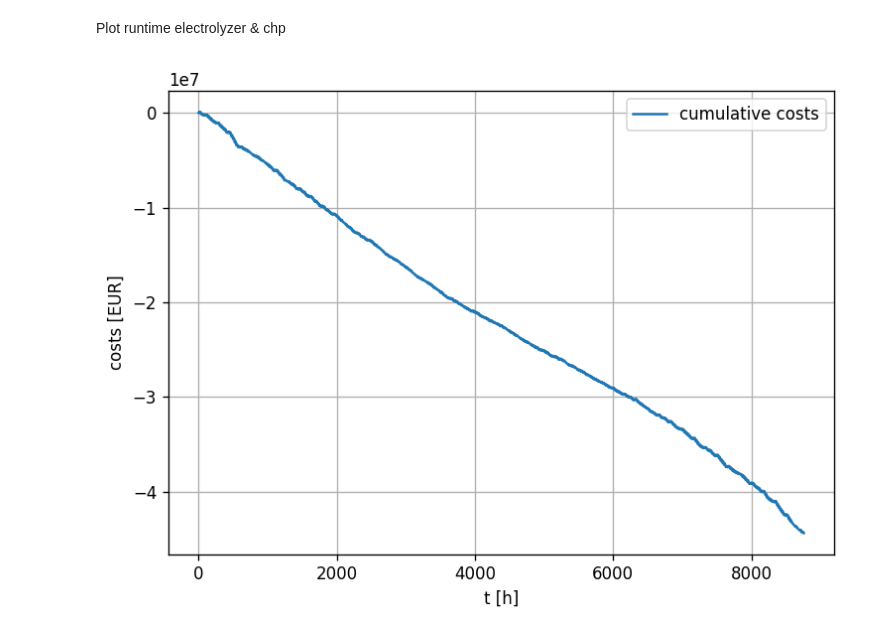
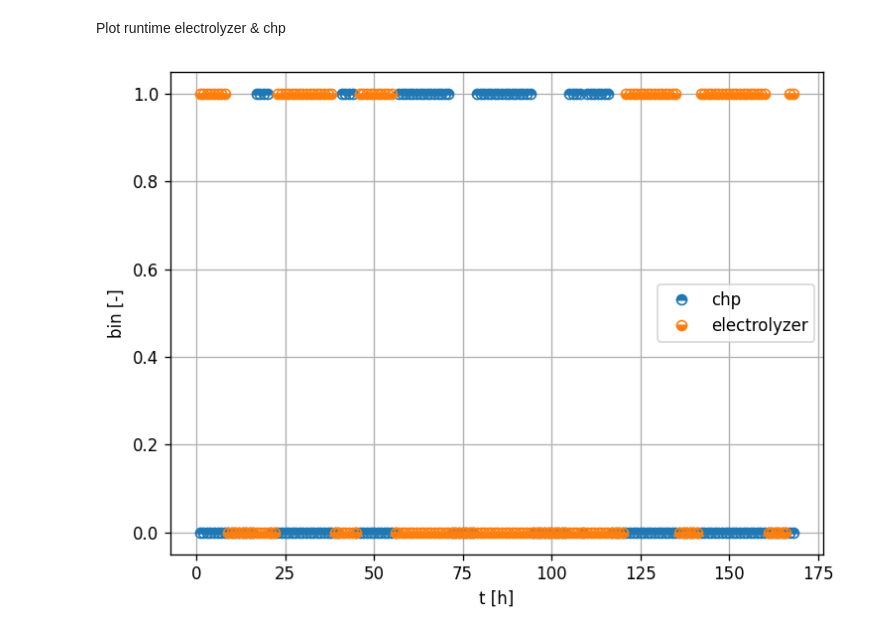
Before and after one commit to HTWK-Interconnected-Energy-Systems/BURN4H2, a Jupyter notebook: postprocessing/240123_compare_hp_operation.ipynb, the cells around one changed output. Saved outputs shown, nothing was run; the diff lists cells and outputs as text; code cells hidden in the pictures.

```diff
--- a/postprocessing/240123_compare_hp_operation.ipynb
+++ b/postprocessing/240123_compare_hp_operation.ipynb
@@ -134,12 +134,10 @@ supply_hydrogen          NaN      NaN     NaN     NaN      NaN              NaN
 feedin_hydrogen          NaN      NaN     NaN     NaN      NaN              NaN          NaN              NaN           NaN          NaN    8088.657648          NaN      NaN
 overall_ngas             NaN      NaN     NaN     NaN      NaN              NaN          NaN              NaN           NaN          NaN            NaN  7666.519667      NaN
 # %%
-assets = Assets(output_wi_hp_df)
+assets_wi = Assets(output_wi_hp_df)
 
-df = pd.DataFrame(assets.postprocess_data)
+df = pd.DataFrame(assets_wi.postprocess_data)
 print(df)
-
-assets.check_objective_value()
 # %% [output]
                        arc01    arc02   arc03   arc04        arc05        arc12        arc13        arc14  battery_storage          chp  electrical_grid  electrolyzer      heatgrid     heatpump  hydro ...
 power              3399.9118  1.73362  5800.0  5800.0  7502.599656          NaN          NaN  2753.222344              NaN  3399.911800              NaN  7.502600e+03           NaN  2753.222344        ...
@@ -163,12 +161,13 @@ Plot runtime electrolyzer & chp
 # %%
 plt.figure(dpi=120)
 
-asset.
+assets_wi.asset_data['chp']['bin'].plot(style='o', fillstyle='top', label='chp')
+assets_wi.asset_data['electrolyzer']['bin'].plot(style='o', fillstyle='bottom', label='electrolyzer')
 
 plt.xlabel('t [h]')
-plt.ylabel('costs [EUR]')
+plt.ylabel('bin [-]')
 plt.grid()
 plt.legend()
 plt.tight_layout()
 # %% [output]
-[figure, old version]
+[figure, new version]
```
Also changed, not shown: parts of 5 cells of this notebook, 6 other files.
